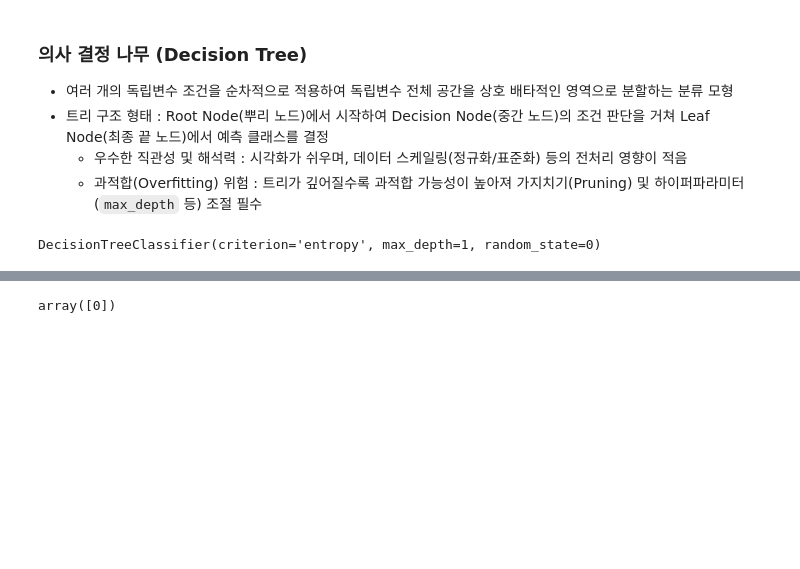
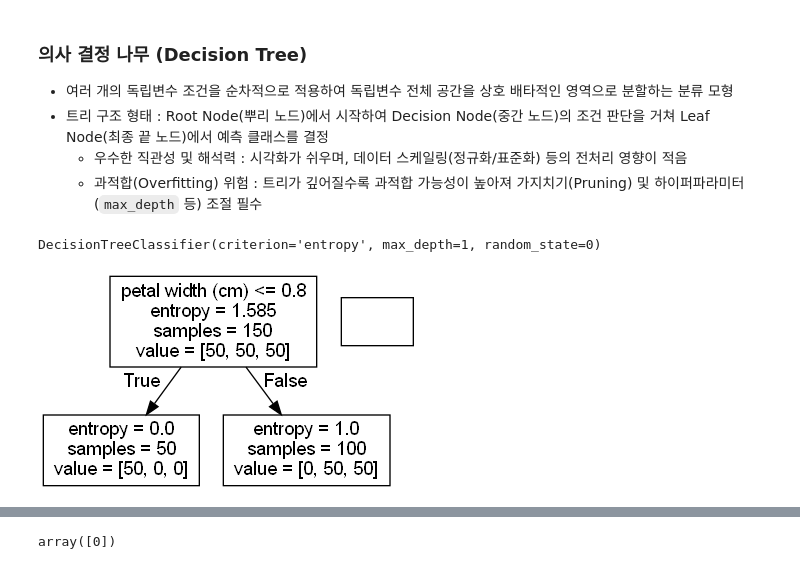
Before and after one commit to chjogit/ai, a Jupyter notebook: source/08_MachineLearning/ch3_분류_분석.ipynb, the cells around one changed output, grey strips where cells are left out. Saved outputs shown, nothing was run; the diff lists cells and outputs as text; code cells hidden in the pictures; blank space fills up the shorter version.

```diff
--- a/source/08_MachineLearning/ch3_분류_분석.ipynb
+++ b/source/08_MachineLearning/ch3_분류_분석.ipynb
@@ -358,0 +360,11 @@ DecisionTreeClassifier(criterion='entropy', max_depth=1, random_state=0)
+# %%
+def draw_decision_tree(model, feature_names):
+    dot_buf = io.StringIO()
+    export_graphviz(model, out_file=dot_buf, feature_names=feature_names)
+    graph = pydot.graph_from_dot_data(dot_buf.getvalue())[0]
+    image = graph.create_png()
+    return Image(image)
+# %%
+draw_decision_tree(dt_model, feature_names=data.feature_names[2:])
+# %% [output]
+[figure, added]
```
Also changed, not shown: parts of 52 cells of this notebook, 12 other files.
